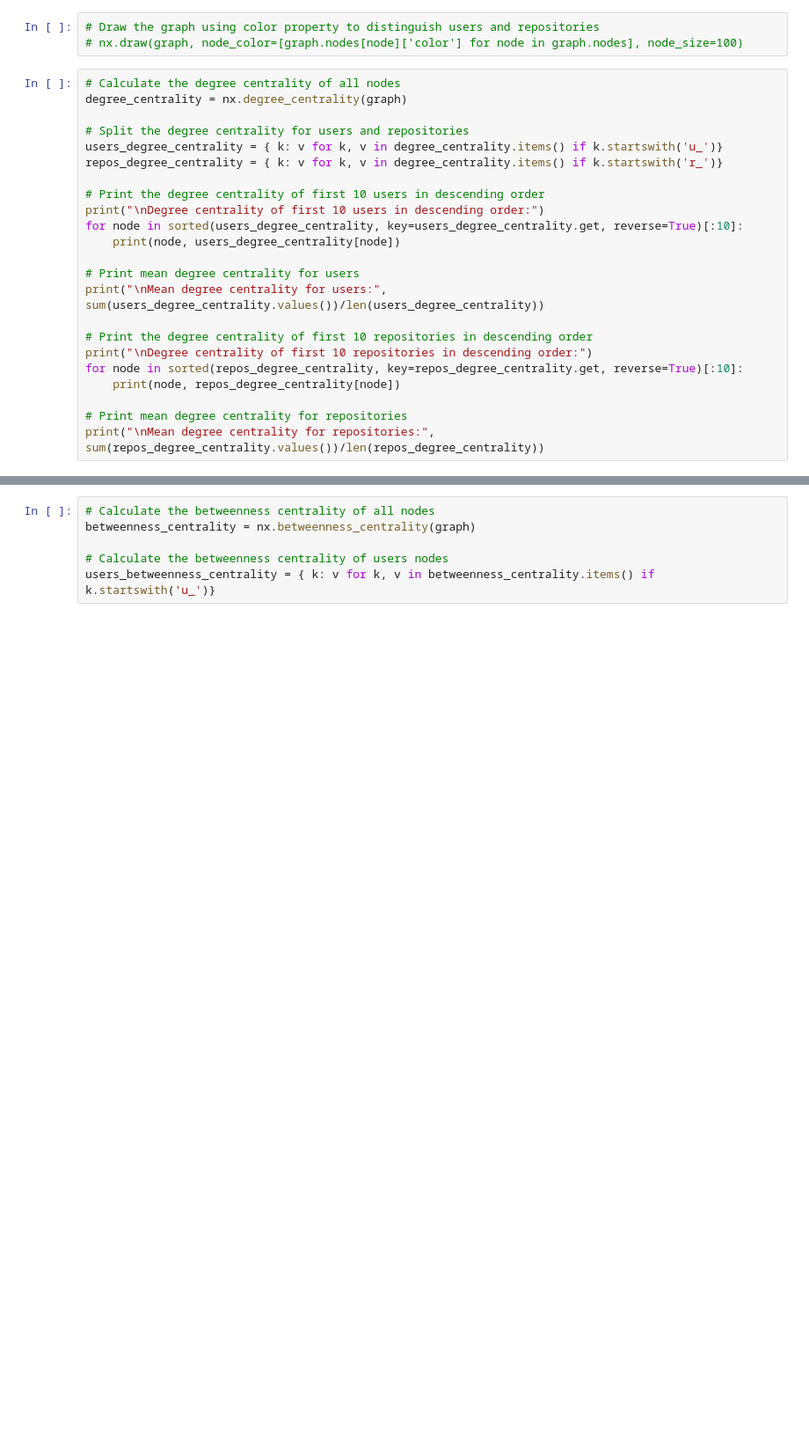
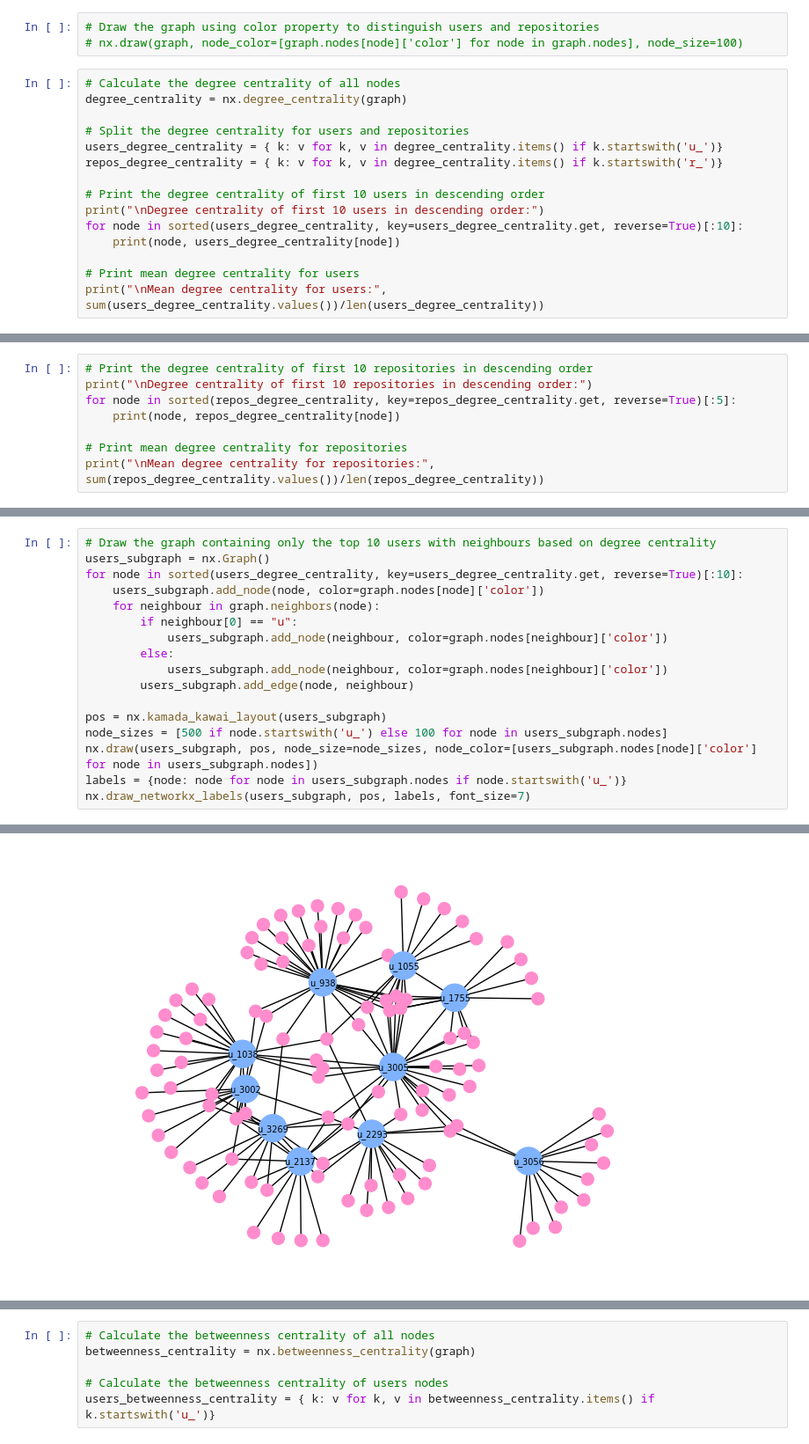
Before and after one commit to nicolopizzo/sna-project, a Jupyter notebook: analysis.ipynb, the cells around one changed output, grey strips where cells are left out. Shown: that part at 88% size. Cells and saved outputs as stored; diff of their text form; blank space fills up the shorter version.

```diff
--- a/analysis.ipynb
+++ b/analysis.ipynb
@@ -65,14 +66,6 @@ for node in sorted(users_degree_centrality, key=users_degree_centrality.get, rev
 
 # Print mean degree centrality for users
 print("\nMean degree centrality for users:", sum(users_degree_centrality.values())/len(users_degree_centrality))
-
-# Print the degree centrality of first 10 repositories in descending order
-print("\nDegree centrality of first 10 repositories in descending order:")
-for node in sorted(repos_degree_centrality, key=repos_degree_centrality.get, reverse=True)[:10]:
-    print(node, repos_degree_centrality[node])
-
-# Print mean degree centrality for repositories
-print("\nMean degree centrality for repositories:", sum(repos_degree_centrality.values())/len(repos_degree_centrality))
 # %% [output]
 Degree centrality of first 10 users in descending order:
 u_938 0.006196924489327519
@@ -93,0 +83,8 @@ Mean degree centrality for repositories: 0.0011321237816348294
+# %%
+# Print the degree centrality of first 10 repositories in descending order
+print("\nDegree centrality of first 10 repositories in descending order:")
+for node in sorted(repos_degree_centrality, key=repos_degree_centrality.get, reverse=True)[:5]:
+    print(node, repos_degree_centrality[node])
+
+# Print mean degree centrality for repositories
+print("\nMean degree centrality for repositories:", sum(repos_degree_centrality.values())/len(repos_degree_centrality))
@@ -93,0 +100,18 @@ Mean degree centrality for repositories: 0.0011321237816348294
+# %%
+# Draw the graph containing only the top 10 users with neighbours based on degree centrality
+users_subgraph = nx.Graph()
+for node in sorted(users_degree_centrality, key=users_degree_centrality.get, reverse=True)[:10]:
+    users_subgraph.add_node(node, color=graph.nodes[node]['color'])
+    for neighbour in graph.neighbors(node):
+        if neighbour[0] == "u":
+            users_subgraph.add_node(neighbour, color=graph.nodes[neighbour]['color'])
+        else:
+            users_subgraph.add_node(neighbour, color=graph.nodes[neighbour]['color'])
+        users_subgraph.add_edge(node, neighbour)
+
+pos = nx.kamada_kawai_layout(users_subgraph)
+node_sizes = [500 if node.startswith('u_') else 100 for node in users_subgraph.nodes]
+nx.draw(users_subgraph, pos, node_size=node_sizes, node_color=[users_subgraph.nodes[node]['color'] for node in users_subgraph.nodes])
+labels = {node: node for node in users_subgraph.nodes if node.startswith('u_')}
+nx.draw_networkx_labels(users_subgraph, pos, labels, font_size=7)
+# %% [output]
@@ -93,0 +128 @@ Mean degree centrality for repositories: 0.0011321237816348294
+[figure, added]
```
Also changed, not shown: parts of 22 cells of this notebook.
